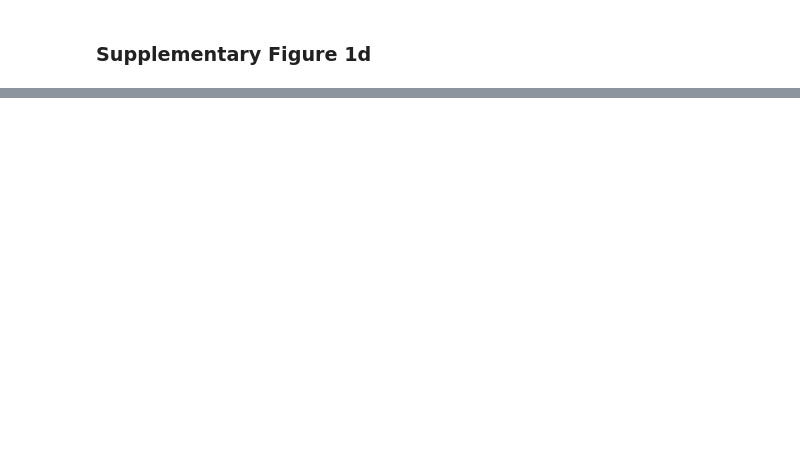
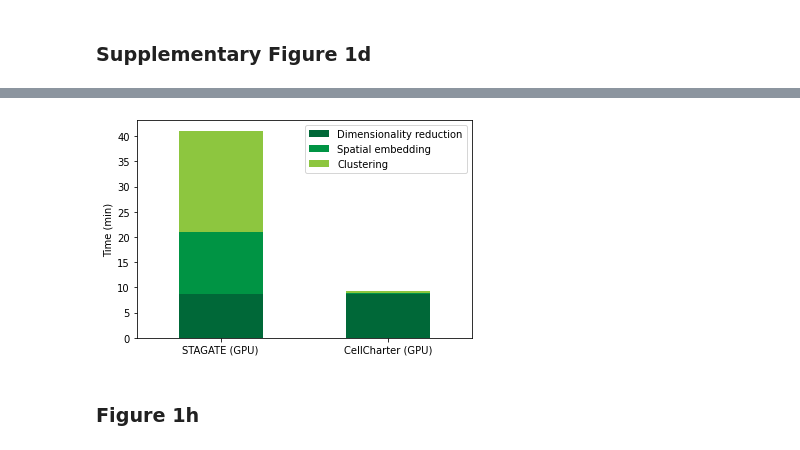
Before and after one commit to CSOgroup/cellcharter_analyses, a Jupyter notebook: benchmarking.ipynb, the cells around one changed output, grey strips where cells are left out. Cells and saved outputs as stored; diff of their text form; code cells hidden in the pictures; blank space fills up the shorter version.

```diff
--- a/benchmarking.ipynb
+++ b/benchmarking.ipynb
@@ -278,5 +297,11 @@ ax.yaxis.set_major_formatter(ScalarFormatter())
 # %% [markdown]
 ### Supplementary Figure 1d
+# %%
+PALETTE_DICT = {
+    'Dimensionality reduction': "#006838",
+    'Spatial embedding': "#009444",
+    'Clustering': "#8DC63F"
+}
 # %%
 def unify_cols(df):
     df = df.rename(columns={
@@ -310,0 +338,12 @@ plt.show()
+# %%
+times = pd.read_csv('results/benchmarking/time_codex/time_codex_spleen_CellCharter_STAGATE.csv', index_col=0)
+times /= 60
+# %%
+times.loc[['STAGATE (GPU)', 'CellCharter (GPU)'], ['Dimensionality reduction', 'Spatial embedding', 'Clustering']].plot.bar(stacked=True, color=PALETTE_DICT)
+plt.ylabel('Time (min)')
+plt.xticks(rotation=0)
+plt.show()
+# %% [output]
+[figure, added]
+# %% [markdown]
+### Figure 1h
```
Also changed, not shown: parts of 20 cells of this notebook, 7 other files.
